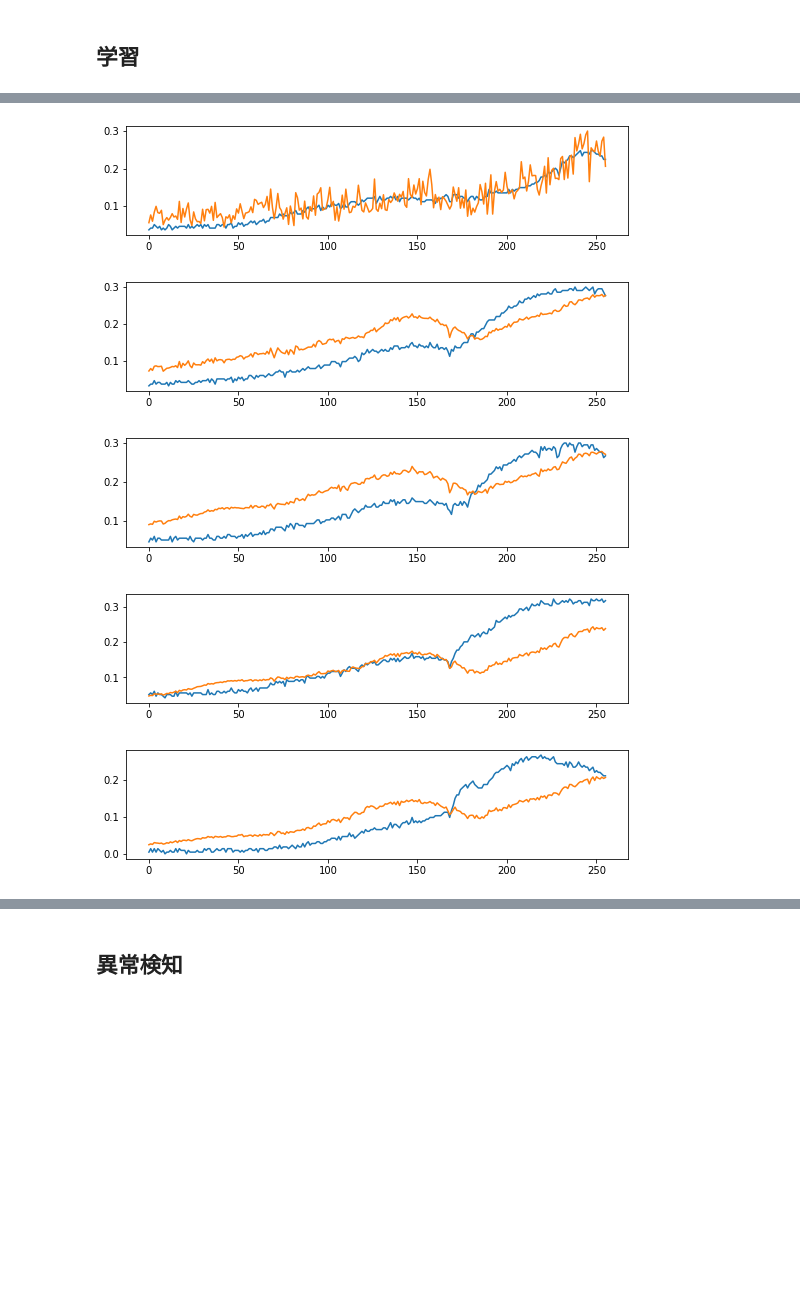
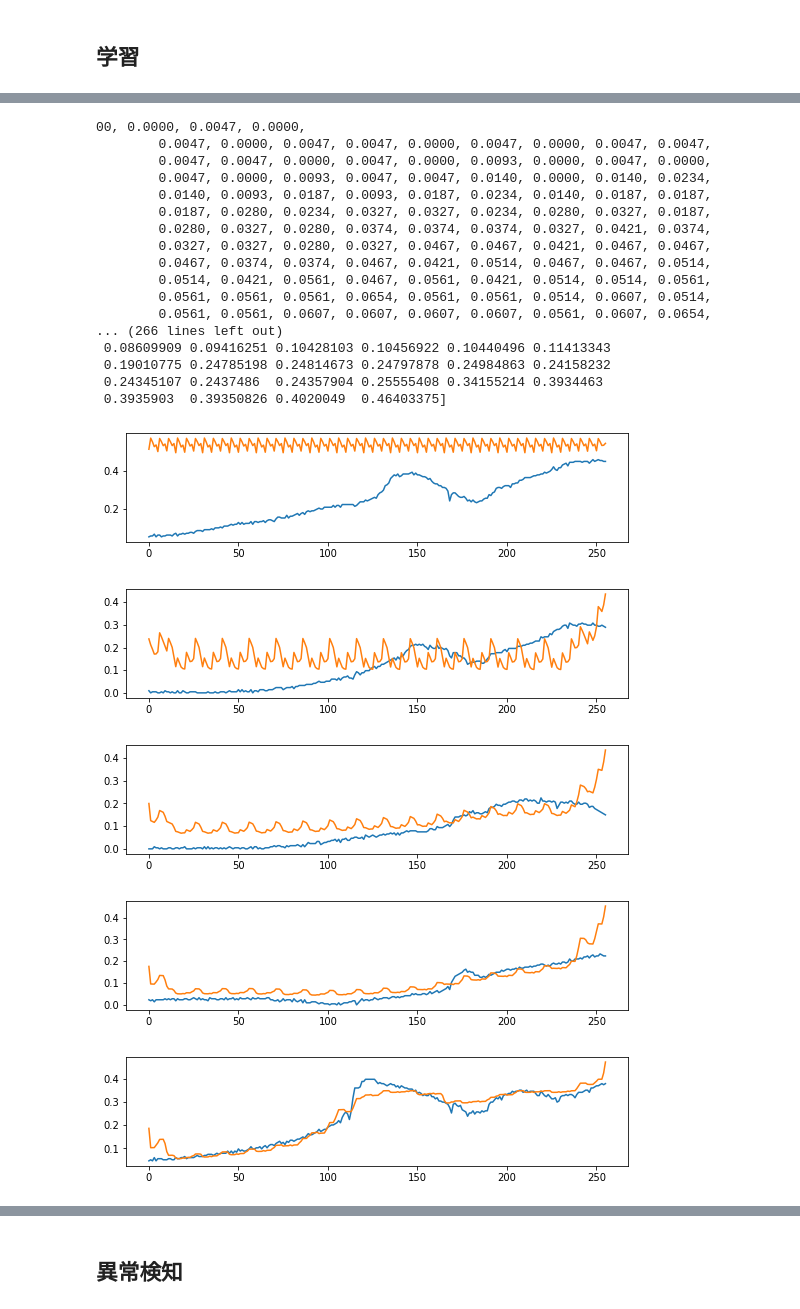
Before and after one commit to YukiHorikawaa/AutoEncoder, a Jupyter notebook: AutoEncoder0502.ipynb, the cells around one changed output, grey strips where cells are left out. Cells and saved outputs as stored; diff of their text form; code cells hidden in the pictures; blank space fills up the shorter version.

```diff
--- a/AutoEncoder0502.ipynb
+++ b/AutoEncoder0502.ipynb
@@ -184,14 +184,20 @@ np.save(root_path + "np_data", data)
  102 102  98 104]
 # %%
 import numpy as np
+import torch
+import torch.nn as nn
+import torch.nn.functional as F
+import torch.optim as optim
+import matplotlib.pyplot as plt
+from torchvision import datasets, transforms
 #---------------Numpy形式から読み取る----------------------------
 data = np.load(root_path + "np_data" + ".npy")
 print(data.max(), data.min())
 data = (data - data.min()) / (data.max() - data.min())
 #---------------Numpy形式から読み取る----------------------------
 #エポック数とエポック自体のサイズ
-epoch_num = 10
-epoch_size = 64
+epoch_num = 100
+epoch_size = 84
 list=[]
 for i in range(epoch_num):
     #ランダムに配列の番号をランダムに指定
@@ -199,6 +205,8 @@ for i in range(epoch_num):
     #ランダムに指定した番号のデータを選択、リストに追加
     list.append(data[make_epoch, :])
 test_data = np.array(list)
+# conv1を適用するために３次元
+test_data = test_data[:, :, np.newaxis, np.newaxis, :]
 # test_data = np.array(list)/1024
 test_data.shape
 # %% [output]
@@ -327,13 +339,32 @@ tensor(0.4077, grad_fn=<MaxBackward1>) tensor(0.1406, grad_fn=<MinBackward1>)
 # %%
 for k in range(0, epoch_num, int(epoch_num/10)):
     plt.figure(figsize=(9, 2))
-    datas = outputs[k][1].detach().numpy()
-    recon = outputs[k][2].detach().numpy()
+    datas = outputs[k][1].flatten().detach().numpy()
+    recon = outputs[k][2].flatten().detach().numpy()
+    print(data.flatten())
+    print(recon.flatten())
     plt.plot(datas)
     plt.plot(recon)
 # %% [output]
+00, 0.0000, 0.0047, 0.0000,
+        0.0047, 0.0000, 0.0047, 0.0047, 0.0000, 0.0047, 0.0000, 0.0047, 0.0047,
+        0.0047, 0.0047, 0.0000, 0.0047, 0.0000, 0.0093, 0.0000, 0.0047, 0.0000,
+        0.0047, 0.0000, 0.0093, 0.0047, 0.0047, 0.0140, 0.0000, 0.0140, 0.0234,
+        0.0140, 0.0093, 0.0187, 0.0093, 0.0187, 0.0234, 0.0140, 0.0187, 0.0187,
+        0.0187, 0.0280, 0.0234, 0.0327, 0.0327, 0.0234, 0.0280, 0.0327, 0.0187,
+        0.0280, 0.0327, 0.0280, 0.0374, 0.0374, 0.0374, 0.0327, 0.0421, 0.0374,
+        0.0327, 0.0327, 0.0280, 0.0327, 0.0467, 0.0467, 0.0421, 0.0467, 0.0467,
+        0.0467, 0.0374, 0.0374, 0.0467, 0.0421, 0.0514, 0.0467, 0.0467, 0.0514,
+        0.0514, 0.0421, 0.0561, 0.0467, 0.0561, 0.0421, 0.0514, 0.0514, 0.0561,
+        0.0561, 0.0561, 0.0561, 0.0654, 0.0561, 0.0561, 0.0514, 0.0607, 0.0514,
+        0.0561, 0.0561, 0.0607, 0.0607, 0.0607, 0.0607, 0.0561, 0.0607, 0.0654,
+... (266 lines left out)
+ 0.08609909 0.09416251 0.10428103 0.10456922 0.10440496 0.11413343
+ 0.19010775 0.24785198 0.24814673 0.24797878 0.24984863 0.24158232
+ 0.24345107 0.2437486  0.24357904 0.25555408 0.34155214 0.3934463
+ 0.3935903  0.39350826 0.4020049  0.46403375]
-[figure, old version]
+[figure, new version]
-[figure, old version]
+[figure, new version]
-[figure, old version]
+[figure, new version]
-[figure, old version]
+[figure, new version]
-[figure, old version]
+[figure, new version]
```
Also changed, not shown: parts of 8 cells of this notebook, 2 other files.
